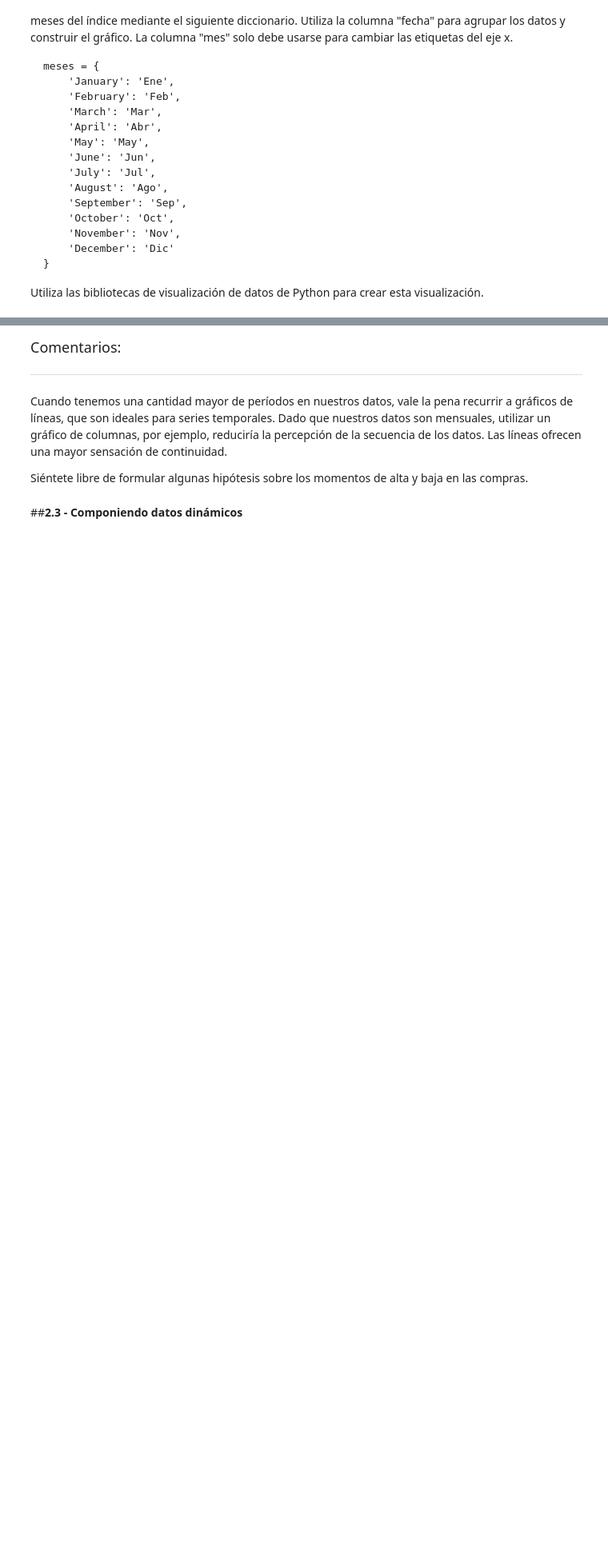
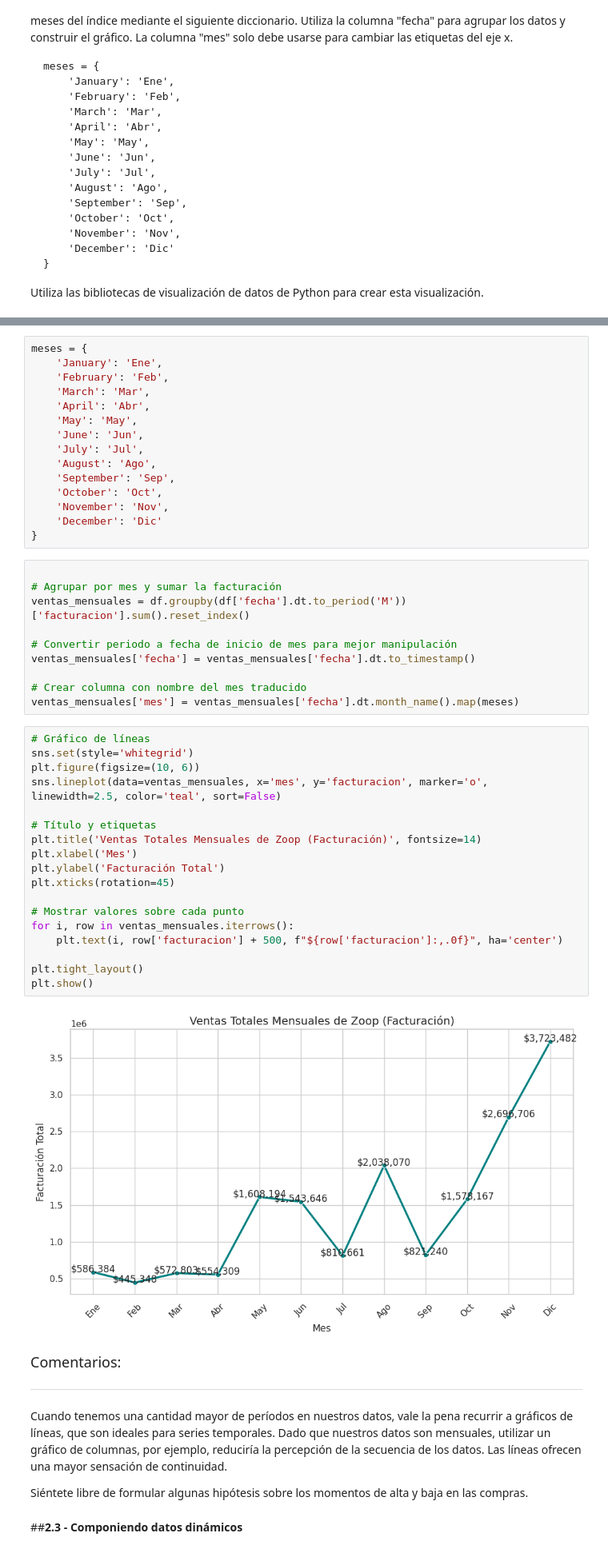
Before and after one commit to Juans1604/AluraStoreLatam, a Jupyter notebook: IA_aplicada_a_ciencia_de_datos.ipynb, the cells around one changed output, grey strips where cells are left out. Shown at 80% size. Drawn from its saved outputs; the diff is of its cells as text; blank space fills up the shorter version.

```diff
--- a/IA_aplicada_a_ciencia_de_datos.ipynb
+++ b/IA_aplicada_a_ciencia_de_datos.ipynb
@@ -819,3 +888,48 @@ Utiliza las bibliotecas de visualización de datos de Python para crear esta vis
+# %%
+meses = {
+    'January': 'Ene',
+    'February': 'Feb',
+    'March': 'Mar',
+    'April': 'Abr',
+    'May': 'May',
+    'June': 'Jun',
+    'July': 'Jul',
+    'August': 'Ago',
+    'September': 'Sep',
+    'October': 'Oct',
+    'November': 'Nov',
+    'December': 'Dic'
+}
+# %%
+
+# Agrupar por mes y sumar la facturación
+ventas_mensuales = df.groupby(df['fecha'].dt.to_period('M'))['facturacion'].sum().reset_index()
+
+# Convertir periodo a fecha de inicio de mes para mejor manipulación
+ventas_mensuales['fecha'] = ventas_mensuales['fecha'].dt.to_timestamp()
+
+# Crear columna con nombre del mes traducido
+ventas_mensuales['mes'] = ventas_mensuales['fecha'].dt.month_name().map(meses)
+# %%
+# Gráfico de líneas
+sns.set(style='whitegrid')
+plt.figure(figsize=(10, 6))
+sns.lineplot(data=ventas_mensuales, x='mes', y='facturacion', marker='o', linewidth=2.5, color='teal', sort=False)
+
+# Título y etiquetas
+plt.title('Ventas Totales Mensuales de Zoop (Facturación)', fontsize=14)
+plt.xlabel('Mes')
+plt.ylabel('Facturación Total')
+plt.xticks(rotation=45)
+
+# Mostrar valores sobre cada punto
+for i, row in ventas_mensuales.iterrows():
+    plt.text(i, row['facturacion'] + 500, f"${row['facturacion']:,.0f}", ha='center')
+
+plt.tight_layout()
+plt.show()
+# %% [output]
+[figure, added]
 # %% [markdown]
 <font color="7b71ff" size=4> Comentarios: </font>
 
```
Also changed, not shown: parts of 11 cells of this notebook.
